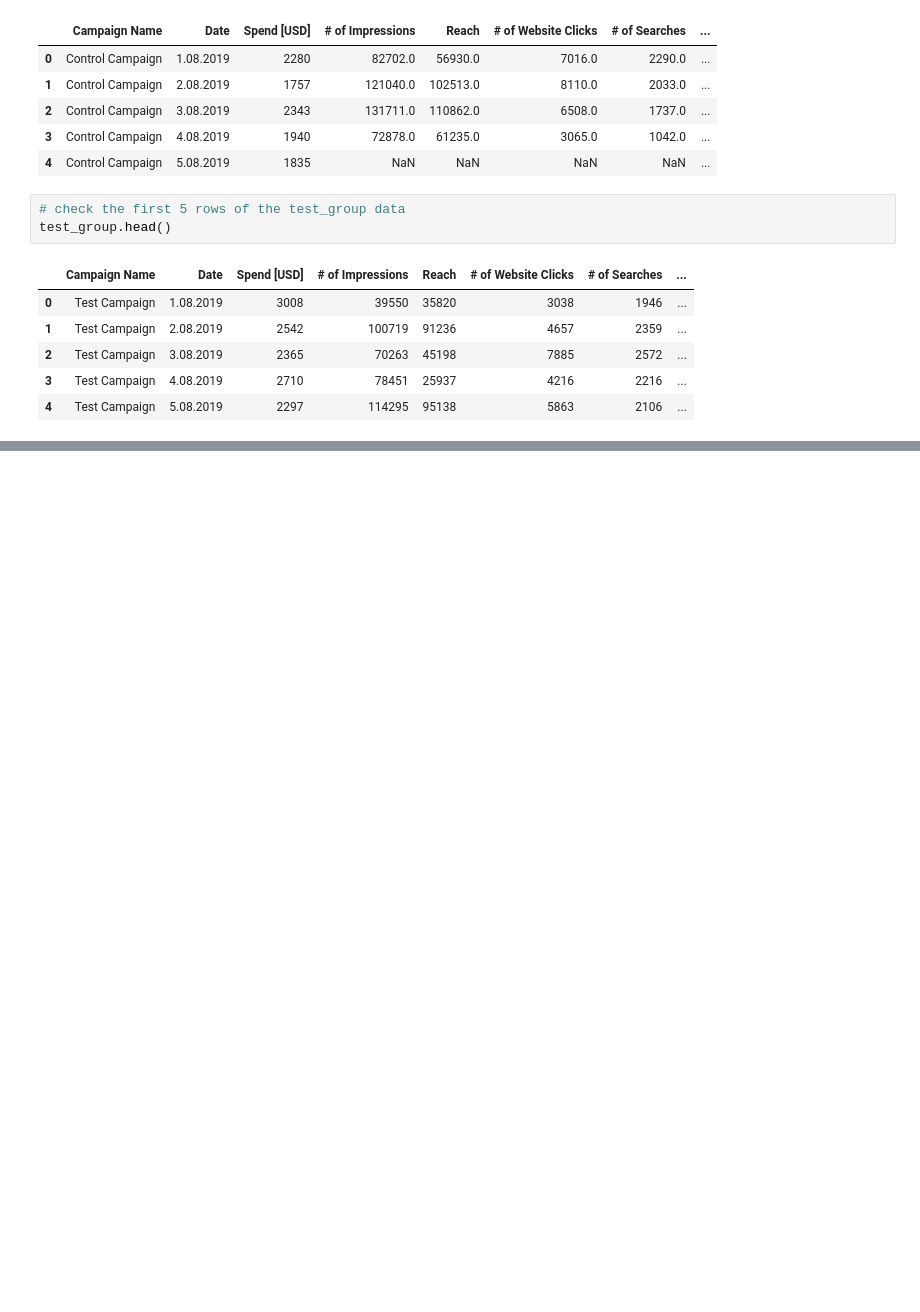
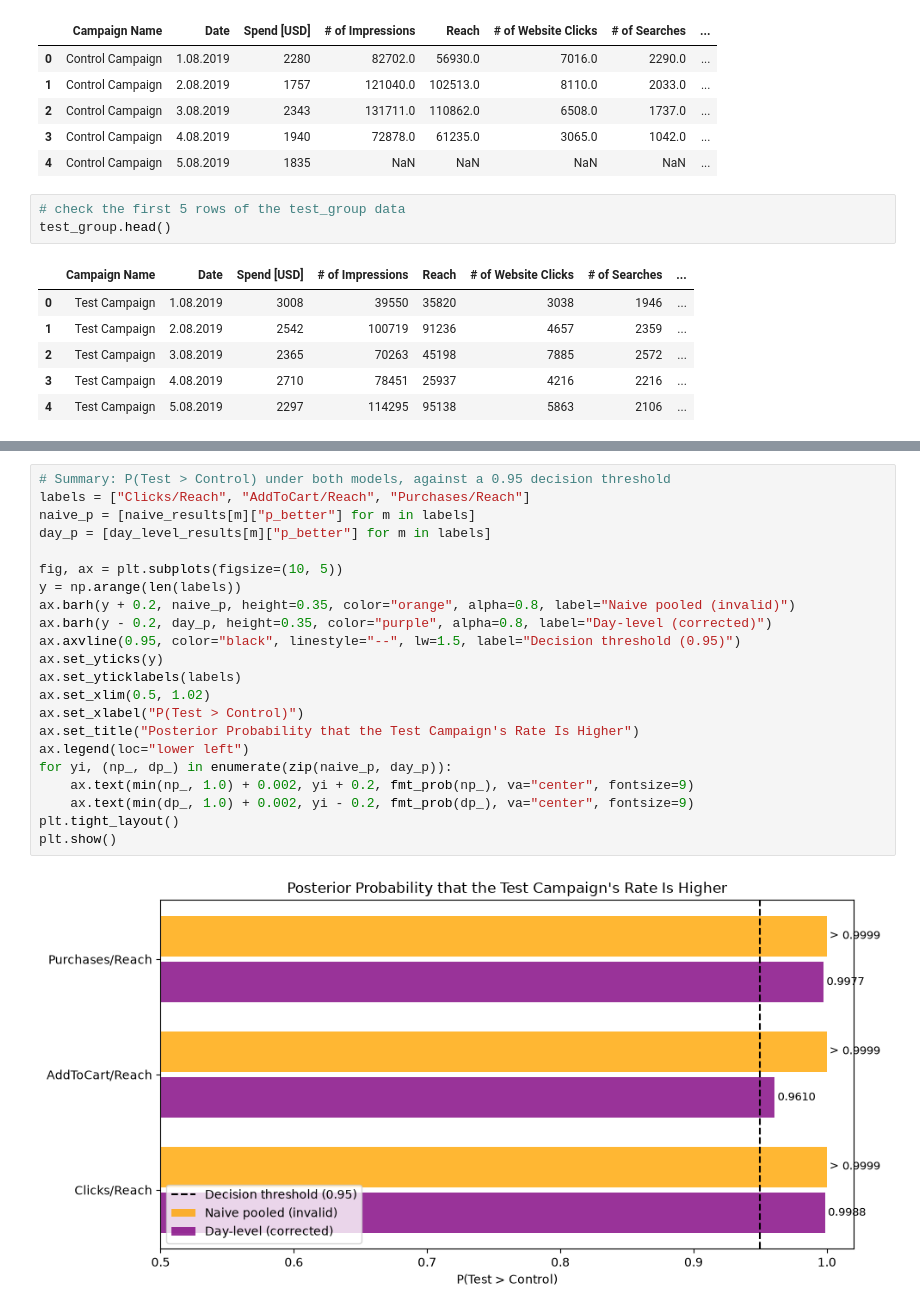
Before and after one commit to martinl5/AB-Testing, a Jupyter notebook: ab_testing.ipynb, the cells around one changed output, grey strips where cells are left out. Saved outputs shown, nothing was run; the diff lists cells and outputs as text; blank space fills up the shorter version.

```diff
--- a/ab_testing.ipynb
+++ b/ab_testing.ipynb
@@ -774,0 +826,24 @@ The Bayesian analysis adds important nuance to the earlier recommendation to not
+# %%
+# Summary: P(Test > Control) under both models, against a 0.95 decision threshold
+labels = ["Clicks/Reach", "AddToCart/Reach", "Purchases/Reach"]
+naive_p = [naive_results[m]["p_better"] for m in labels]
+day_p = [day_level_results[m]["p_better"] for m in labels]
+
+fig, ax = plt.subplots(figsize=(10, 5))
+y = np.arange(len(labels))
+ax.barh(y + 0.2, naive_p, height=0.35, color="orange", alpha=0.8, label="Naive pooled (invalid)")
+ax.barh(y - 0.2, day_p, height=0.35, color="purple", alpha=0.8, label="Day-level (corrected)")
+ax.axvline(0.95, color="black", linestyle="--", lw=1.5, label="Decision threshold (0.95)")
+ax.set_yticks(y)
+ax.set_yticklabels(labels)
+ax.set_xlim(0.5, 1.02)
+ax.set_xlabel("P(Test > Control)")
+ax.set_title("Posterior Probability that the Test Campaign's Rate Is Higher")
+ax.legend(loc="lower left")
+for yi, (np_, dp_) in enumerate(zip(naive_p, day_p)):
+    ax.text(min(np_, 1.0) + 0.002, yi + 0.2, fmt_prob(np_), va="center", fontsize=9)
+    ax.text(min(dp_, 1.0) + 0.002, yi - 0.2, fmt_prob(dp_), va="center", fontsize=9)
+plt.tight_layout()
+plt.show()
+# %% [output]
+[figure, added]
```
Also changed, not shown: parts of 65 cells of this notebook, 2 other files.
